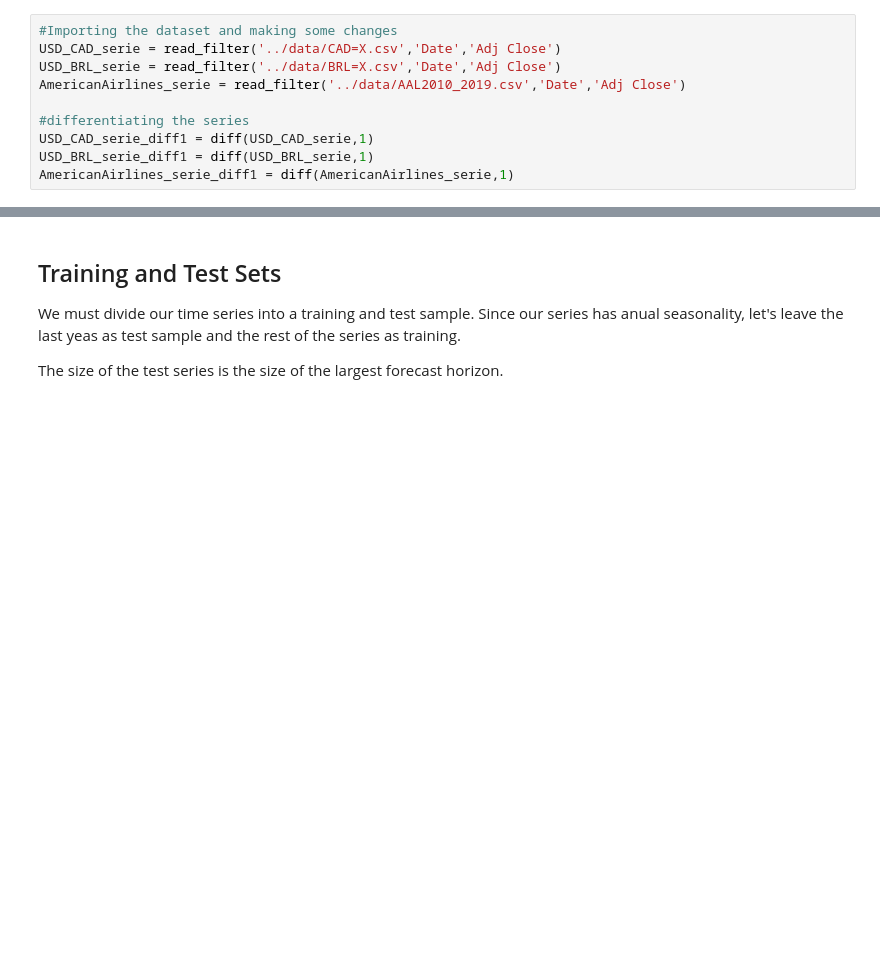
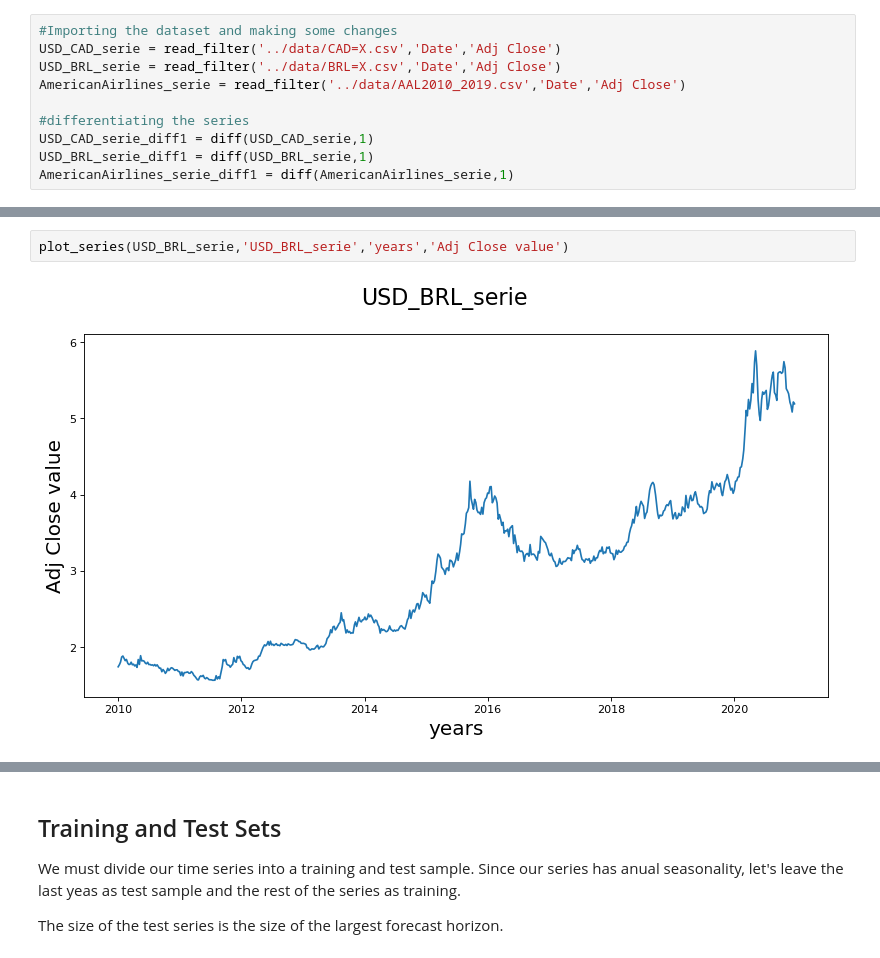
Before and after one commit to MathNog/COMP432-Project, a Jupyter notebook: code/Recurrence.ipynb, the cells around one changed output, grey strips where cells are left out. Saved outputs shown, nothing was run; the diff lists cells and outputs as text; blank space fills up the shorter version.

```diff
--- a/code/Recurrence.ipynb
+++ b/code/Recurrence.ipynb
@@ -85,0 +97,4 @@ AmericanAirlines_serie_diff1 = diff(AmericanAirlines_serie,1)
+# %%
+plot_series(USD_BRL_serie,'USD_BRL_serie','years','Adj Close value')
+# %% [output]
+[figure, added]
```
Also changed, not shown: parts of 23 cells of this notebook, 1 other file.
